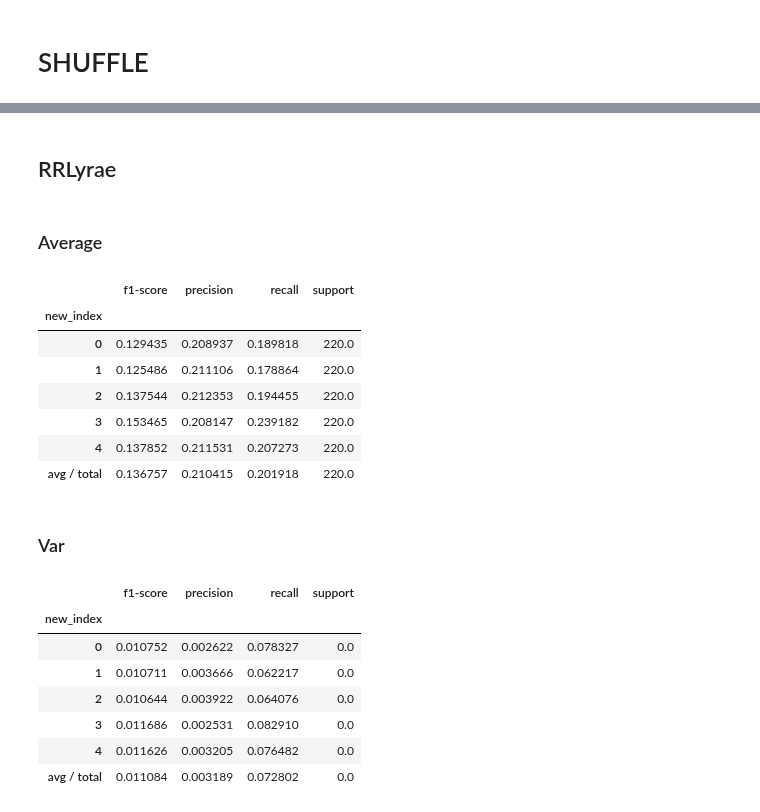
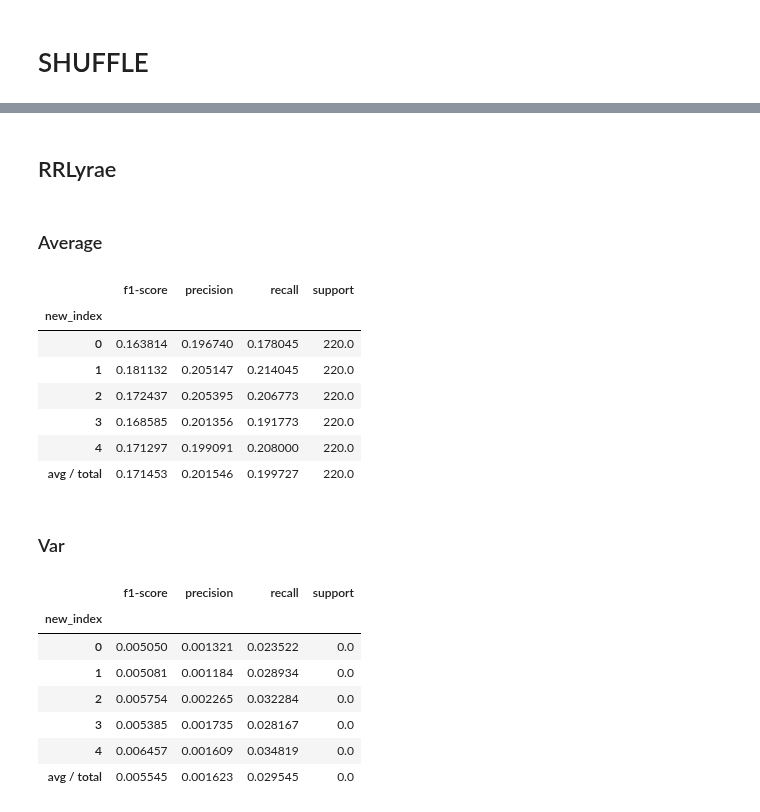
Before and after one commit to carpyncho/vvv_gen_catalog, a Jupyter notebook: detect_tile.ipynb, the cells around one changed output, grey strips where cells are left out. Drawn from its saved outputs; the diff is of its cells as text; code cells hidden in the pictures.

```diff
--- a/detect_tile.ipynb
+++ b/detect_tile.ipynb
@@ -397,8 +314,12 @@ def _experiment(job_n, df, X_columns):
     return kfolds(
         df, X_columns, y_column="tcls",
         clf=clf, nfolds=10, verbose=False)
+# %%
+tile_mix = pd.concat([tile_balanced, tile_unk])
 # %%
+%%cache data/mix_shuffle.pkl mix_shuffle
 with Parallel(n_jobs=cpu_count()) as jobs:
-    results = jobs(delayed(_experiment)(idx, shuffle_columns(tileb, X_columns), X_columns)
+    mix_shuffle = jobs(delayed(_experiment)(idx, shuffle_columns(tile_mix, X_columns), X_columns)
                    for idx in range(100))
+mix_shuffle = map(dict, mix_shuffle)
 # %% [output]
@@ -422,5 +327,7 @@ Starting job  99
 # %%
+%%cache data/rr_shuffle.pkl rr_shuffle
 with Parallel(n_jobs=cpu_count()) as jobs:
-    results_unk = jobs(delayed(_experiment)(idx, shuffle_columns(tile_unk, X_columns), X_columns)
+    rr_shuffle = jobs(delayed(_experiment)(idx, shuffle_columns(tile_balanced, X_columns), X_columns)
                    for idx in range(100))
+rr_shuffle = map(dict, rr_shuffle)
 # %% [output]
@@ -450,3 +343,7 @@ pickle.dump(map(dict, results_unk), open("data/shuffled_unk.pkl", "w"))
+# %%
+mix_shuffle = map(container.Container, mix_shuffle)
+rr_shuffle = map(container.Container, rr_shuffle)
+unk_shuffle = map(container.Container, unk_shuffle)
 # %%
 def mean_r(results):
     precs, recalls, f1s, supports = [], [], [], []
@@ -500,29 +423,29 @@ def print_r(r):
 # %%
 d.display(d.Markdown("## RRLyrae"))
 d.display(d.Markdown("### Average"))
-display(print_r(mean_r(results=results)))
+display(print_r(mean_r(results=rr_shuffle)))
 d.display(d.Markdown("### Var"))
-display(print_r(var_r(results=results)))
+display(print_r(var_r(results=rr_shuffle)))
 # %% [output]
 ## RRLyrae
 ### Average
 |  | f1-score | precision | recall | support |
 | new_index |  |  |  |  |
-| 0 | 0.129435 | 0.208937 | 0.189818 | 220.0 |
-| 1 | 0.125486 | 0.211106 | 0.178864 | 220.0 |
-| 2 | 0.137544 | 0.212353 | 0.194455 | 220.0 |
-| 3 | 0.153465 | 0.208147 | 0.239182 | 220.0 |
-| 4 | 0.137852 | 0.211531 | 0.207273 | 220.0 |
-| avg / total | 0.136757 | 0.210415 | 0.201918 | 220.0 |
+| 0 | 0.163814 | 0.196740 | 0.178045 | 220.0 |
+| 1 | 0.181132 | 0.205147 | 0.214045 | 220.0 |
+| 2 | 0.172437 | 0.205395 | 0.206773 | 220.0 |
+| 3 | 0.168585 | 0.201356 | 0.191773 | 220.0 |
+| 4 | 0.171297 | 0.199091 | 0.208000 | 220.0 |
+| avg / total | 0.171453 | 0.201546 | 0.199727 | 220.0 |
 ### Var
 |  | f1-score | precision | recall | support |
 | new_index |  |  |  |  |
-| 0 | 0.010752 | 0.002622 | 0.078327 | 0.0 |
-| 1 | 0.010711 | 0.003666 | 0.062217 | 0.0 |
-| 2 | 0.010644 | 0.003922 | 0.064076 | 0.0 |
-| 3 | 0.011686 | 0.002531 | 0.082910 | 0.0 |
-| 4 | 0.011626 | 0.003205 | 0.076482 | 0.0 |
-| avg / total | 0.011084 | 0.003189 | 0.072802 | 0.0 |
+| 0 | 0.005050 | 0.001321 | 0.023522 | 0.0 |
+| 1 | 0.005081 | 0.001184 | 0.028934 | 0.0 |
+| 2 | 0.005754 | 0.002265 | 0.032284 | 0.0 |
+| 3 | 0.005385 | 0.001735 | 0.028167 | 0.0 |
+| 4 | 0.006457 | 0.001609 | 0.034819 | 0.0 |
+| avg / total | 0.005545 | 0.001623 | 0.029545 | 0.0 |
 # %%
 d.display(d.Markdown("## Unknow stars"))
 d.display(d.Markdown("### Average"))
```
Also changed, not shown: parts of 26 cells of this notebook, 6 other files.
